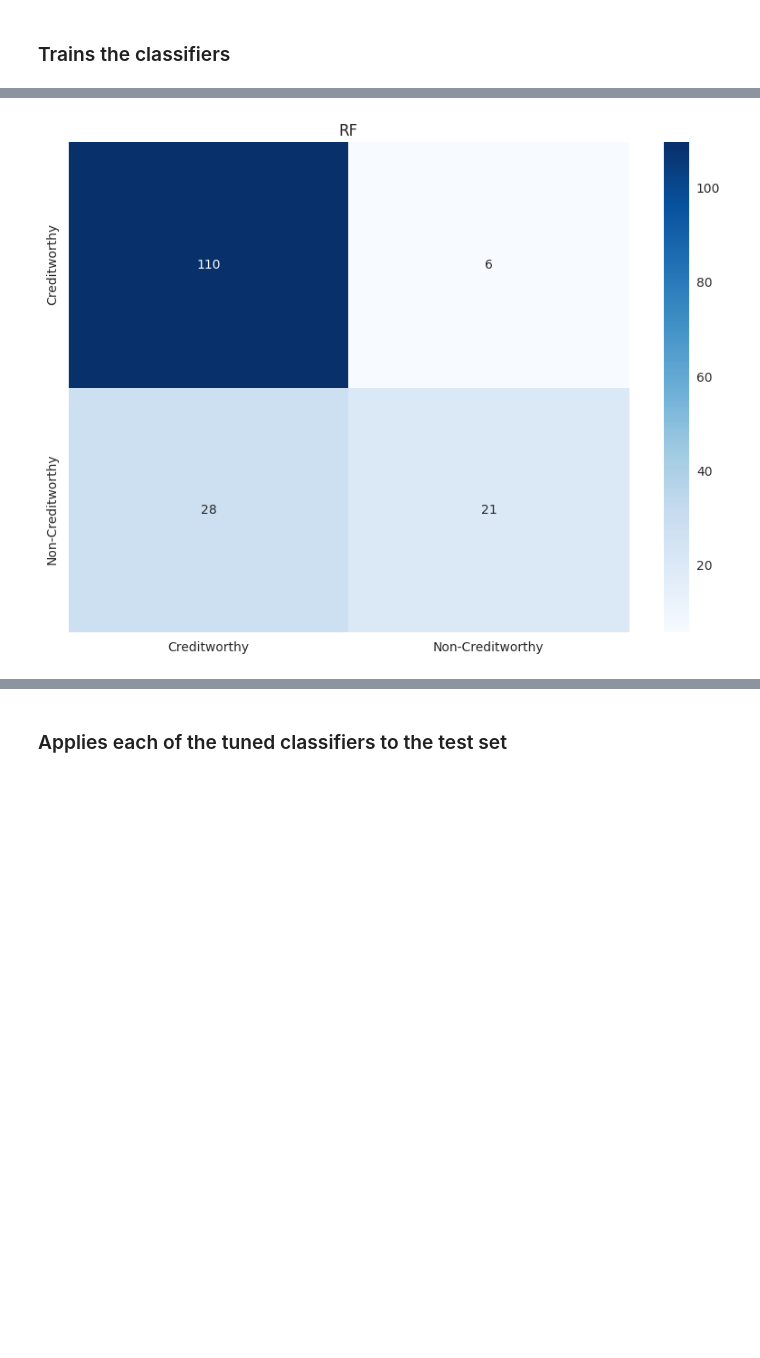
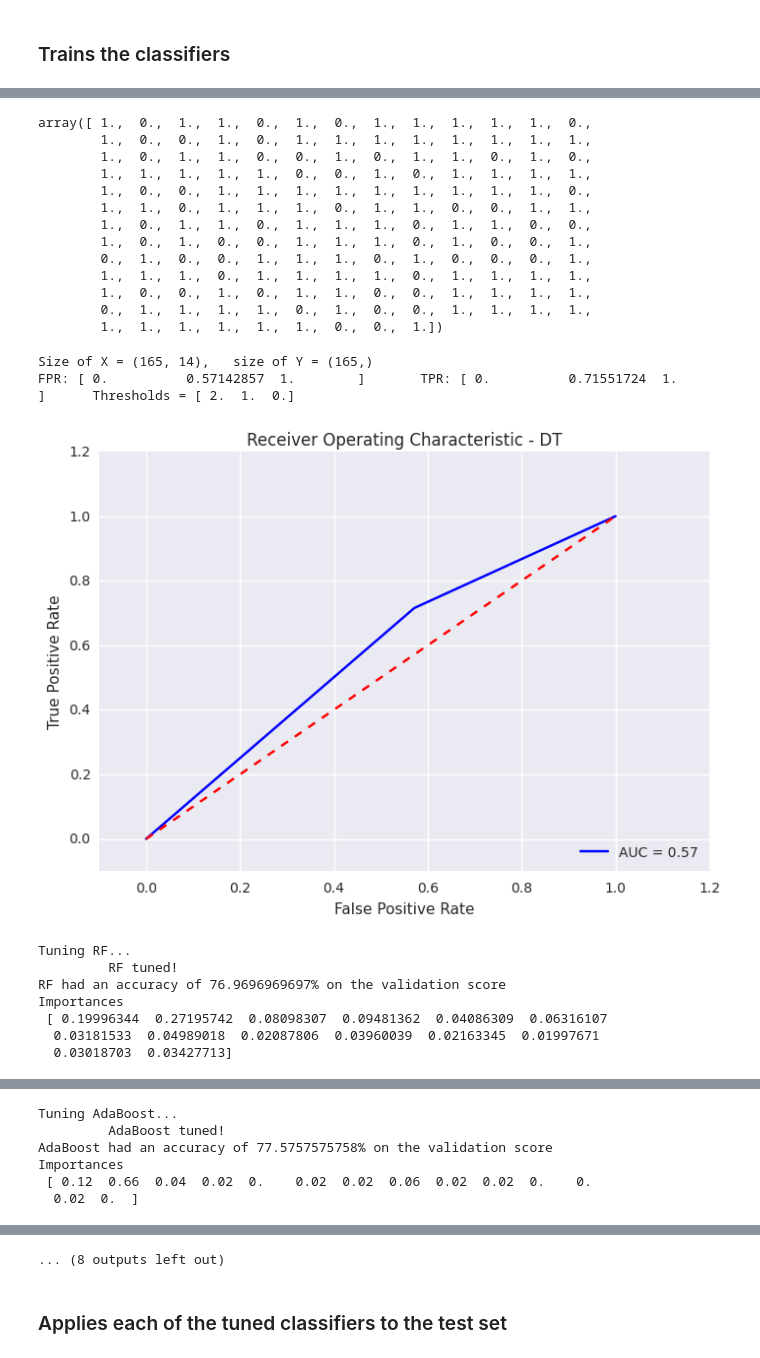
Before and after one commit to jaycwb/udacity-bizanalytics-creditworthiness, a Jupyter notebook: code/Notebook.ipynb, the cells around one changed output, grey strips where cells are left out. Saved outputs shown, nothing was run; the diff lists cells and outputs as text; code cells hidden in the pictures; blank space fills up the shorter version.

```diff
--- a/code/Notebook.ipynb
+++ b/code/Notebook.ipynb
@@ -91,10 +116,10 @@ Name: Credit-Application-Result, dtype: int64
 # %% [markdown]
 ### from the previous list of values, we see that `Concurrent-Credits` has only one possible value, and that's why it should be removed
 # %%
-df_training.drop('Concurrent-Credits', axis=1, inplace=True)
-df_training.drop('Occupation', axis=1, inplace=True)
-df_test.drop('Concurrent-Credits', axis=1, inplace=True)
-df_test.drop('Occupation', axis=1, inplace=True)
+# df_training.drop('Concurrent-Credits', axis=1, inplace=True)
+# df_training.drop('Occupation', axis=1, inplace=True)
+# df_test.drop('Concurrent-Credits', axis=1, inplace=True)
+# df_test.drop('Occupation', axis=1, inplace=True)
 # %% [markdown]
 ### Data cleansing
 # %%
@@ -220,9 +259,15 @@ print Y_train.shape
 ### Trains the classifiers
 # %%
 ### breaks the train subset into pure training and validation sets
+from sklearn.metrics import roc_curve, auc
 from sklearn.model_selection import train_test_split
 pure_X_train, validation_X, pure_Y_train,  validation_Y = train_test_split(X_train, Y_train, test_size=0.33, random_state=1)
 
+labelsForROC = validation_Y.copy()
+# display(labelsForROC.head())
+labelsForROC.ix[labelsForROC == 'Creditworthy'] = 1
+labelsForROC.ix[labelsForROC == 'Non-Creditworthy'] = 0
+# display(labelsForROC)
 
 ### just to be sure
 # display(pure_X_train)
@@ -235,9 +280,10 @@ pure_X_train, validation_X, pure_Y_train,  validation_Y = train_test_split(X_tra
 ### Trains all classifiers and presents the results on the validation set
 from sklearn.metrics import accuracy_score
 from sklearn.metrics import confusion_matrix
-classifiers = {'AdaBoost' : AdaBoostClassifier(random_state = 1), 'SGD' : SGDClassifier(random_state = 15),
-                'DT' : DecisionTreeClassifier(random_state = 1), 'RF' : RandomForestClassifier(random_state = 1)
-              }
+classifiers = { 'AdaBoost' : AdaBoostClassifier(random_state = 1),
+                'SGD' : SGDClassifier(random_state = 15),
+                'DT' : DecisionTreeClassifier(random_state = 1),
+                'RF' : RandomForestClassifier(random_state = 1)}
 tunedClassifiers = {}
 for classifierName, classifier in classifiers.iteritems():
     print 'Tuning {}...'.format(classifierName)
@@ -255,12 +301,34 @@ for classifierName, classifier in classifiers.iteritems():
         importances = tunedClassifier.feature_importances_
     print "Importances \n {}".format(importances)
 #     print "Confusion Matrix \n"
-    confusionMatrix= confusion_matrix(validation_Y, predictions)
+    confusionMatrix = confusion_matrix(validation_Y, predictions)
     df_cm = pd.DataFrame(confusionMatrix, index = ["Creditworthy", "Non-Creditworthy"],
                   columns = ["Creditworthy", "Non-Creditworthy"])
     plt.figure(figsize = (10,7))
     sns.plt.title(classifierName)
     sns.heatmap(df_cm, annot=True, cmap='Blues', fmt='g')
+    plt.show()
+
+
+    ### ROC CURVE
+    probas_ = tunedClassifier.predict_proba(validation_X)
+    probas_ = probas_[:,0]
+    display(probas_)
+    print "Size of X = {}, \t size of Y = {}".format(validation_X.shape, validation_Y.shape)
+    false_positive_rate, true_positive_rate, thresholds = roc_curve(labelsForROC, probas_)
+    print "FPR: {} \t TPR: {} \t Thresholds = {}".format(false_positive_rate, true_positive_rate, thresholds)
+    roc_auc = auc(false_positive_rate, true_positive_rate)
+
+    plt.title('Receiver Operating Characteristic - {}'.format(classifierName))
+    plt.plot(false_positive_rate, true_positive_rate, 'b',
+    label='AUC = %0.2f'% roc_auc)
+    plt.legend(loc='lower right')
+    plt.plot([0,1],[0,1],'r--')
+    plt.xlim([-0.1,1.2])
+    plt.ylim([-0.1,1.2])
+    plt.ylabel('True Positive Rate')
+    plt.xlabel('False Positive Rate')
+    plt.show()
 # %% [output]
 Tuning DT...
          DT tuned!
@@ -283 +341,23 @@ Importances
+array([ 1.,  0.,  1.,  1.,  0.,  1.,  0.,  1.,  1.,  1.,  1.,  1.,  0.,
+        1.,  0.,  0.,  1.,  0.,  1.,  1.,  1.,  1.,  1.,  1.,  1.,  1.,
+        1.,  0.,  1.,  1.,  0.,  0.,  1.,  0.,  1.,  1.,  0.,  1.,  0.,
+        1.,  1.,  1.,  1.,  1.,  0.,  0.,  1.,  0.,  1.,  1.,  1.,  1.,
+        1.,  0.,  0.,  1.,  1.,  1.,  1.,  1.,  1.,  1.,  1.,  1.,  0.,
+        1.,  1.,  0.,  1.,  1.,  1.,  0.,  1.,  1.,  0.,  0.,  1.,  1.,
+        1.,  0.,  1.,  1.,  0.,  1.,  1.,  1.,  0.,  1.,  1.,  0.,  0.,
+        1.,  0.,  1.,  0.,  0.,  1.,  1.,  1.,  0.,  1.,  0.,  0.,  1.,
+        0.,  1.,  0.,  0.,  1.,  1.,  1.,  0.,  1.,  0.,  0.,  0.,  1.,
+        1.,  1.,  1.,  0.,  1.,  1.,  1.,  1.,  0.,  1.,  1.,  1.,  1.,
+        1.,  0.,  0.,  1.,  0.,  1.,  1.,  0.,  0.,  1.,  1.,  1.,  1.,
+        0.,  1.,  1.,  1.,  1.,  0.,  1.,  0.,  0.,  1.,  1.,  1.,  1.,
+        1.,  1.,  1.,  1.,  1.,  1.,  0.,  0.,  1.])
+Size of X = (165, 14),   size of Y = (165,)
+FPR: [ 0.          0.57142857  1.        ]       TPR: [ 0.          0.71551724  1.        ]      Thresholds = [ 2.  1.  0.]
-[figure, old version]
+[figure, new version]
+Tuning RF...
+         RF tuned!
+RF had an accuracy of 76.9696969697% on the validation score
+Importances
+ [ 0.19996344  0.27195742  0.08098307  0.09481362  0.04086309  0.06316107
+  0.03181533  0.04989018  0.02087806  0.03960039  0.02163345  0.01997671
+  0.03018703  0.03427713]
@@ -285,0 +402,6 @@ Importances
+Tuning AdaBoost...
+         AdaBoost tuned!
+AdaBoost had an accuracy of 77.5757575758% on the validation score
+Importances
+ [ 0.12  0.66  0.04  0.02  0.    0.02  0.02  0.06  0.02  0.02  0.    0.
+  0.02  0.  ]
@@ -286,3 +409,4 @@ Importances
+... (8 outputs left out)
 # %%
 ### Gets the list of attributes for the table in the report
 # print df_training.columns.values
```
Also changed, not shown: parts of 14 cells of this notebook, 4 other files.
